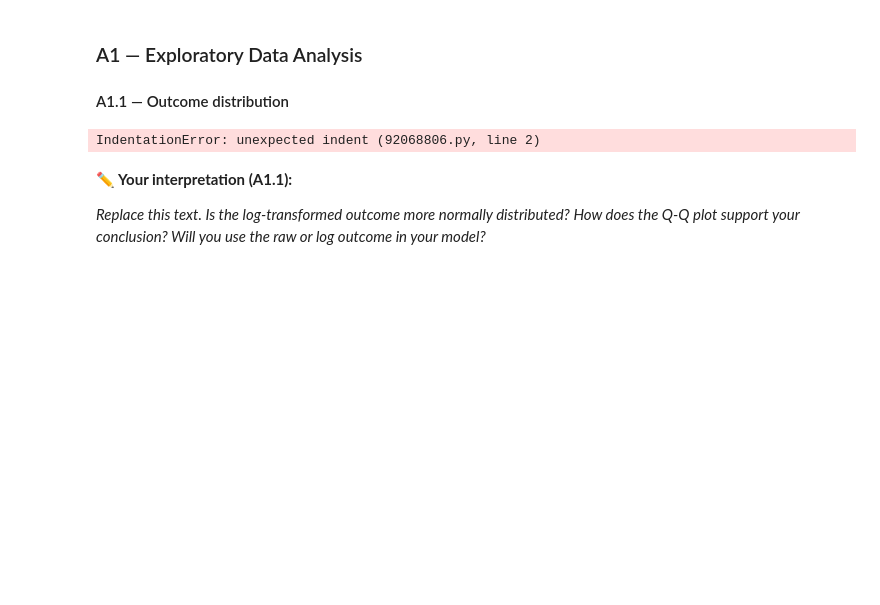
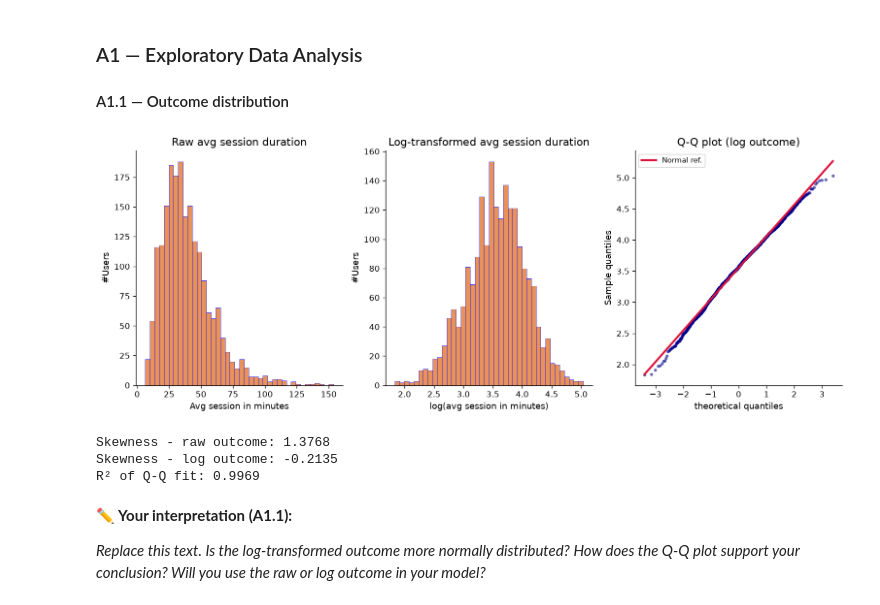
Before and after one commit to ChristianSantos2671/Santos_Christian_A02, a Jupyter notebook: iat461_a2_ChristianSantos_cjs30.ipynb, the cells around one changed output. Saved outputs shown, nothing was run; the diff lists cells and outputs as text; code cells hidden in the pictures; blank space fills up the shorter version.

```diff
--- a/iat461_a2_ChristianSantos_cjs30.ipynb
+++ b/iat461_a2_ChristianSantos_cjs30.ipynb
@@ -128,25 +128,67 @@ dtype: int64
 ### A1 — Exploratory Data Analysis
 
 #### A1.1 — Outcome distribution
-# %%
-BEGIN
-    Load target outcome variable
-
-    // 1. Normality & Transformation Visualizations
-    Initialize three-panel visual layout
-
-    Draw histogram of raw outcome distribution
-    Transform outcome variable using natural logarithm
-    Draw histogram of log-transformed outcome distribution
-    Draw Q-Q plot comparing log-transformed distribution to a normal distribution
-
-    Render visualizations
-
-    // 2. Statistical Diagnostics
-    Compute and output skewness for both raw and log-transformed distributions
-END
-# %% [output]
-IndentationError: unexpected indent (92068806.py, line 2)
+# %%
+# BEGIN
+#     Load target outcome variable
+
+#     // 1. Normality & Transformation Visualizations
+#     Initialize three-panel visual layout
+
+#     Draw histogram of raw outcome distribution
+#     Transform outcome variable using natural logarithm
+#     Draw histogram of log-transformed outcome distribution
+#     Draw Q-Q plot comparing log-transformed distribution to a normal distribution
+
+#     Render visualizations
+
+#     // 2. Statistical Diagnostics
+#     Compute and output skewness for both raw and log-transformed distributions
+# END
+
+y_raw = df_ab['avg_whiteboard_session_duration_min']
+y_log = np.log(y_raw)
+
+fig, axes = plt.subplots(1, 3, figsize=(13, 5))
+
+#raw data frame
+axes[0].hist(y_raw, bins=40, color=ACCENT, edgecolor='blue', linewidth=0.4)
+axes[0].set_title('Raw avg session duration')
+axes[0].set_xlabel('Avg session in minutes')
+axes[0].set_ylabel('#Users')
+
+#log transformed
+axes[1].hist(y_log, bins=40, color=ACCENT, edgecolor='blue', linewidth=0.4)
+axes[1].set_title('Log-transformed avg session duration')
+axes[1].set_xlabel('log(avg session in minutes)')
+axes[1].set_ylabel('#Users')
+
+#Q-Q plot
+# osm = order statistic medians
+# osr = ordered sample ranks
+# slope and intercept = reference line
+# r = correlation coefficient between osm and osr
+(osm, osr), (slope, intercept, r) = stats.probplot(y_log, dist='norm')
+axes[2].scatter(osm, osr, color='darkblue', s=8, alpha=0.5)
+axes[2].plot(osm, slope * np.array(osm) + intercept, color='crimson', lw=2.5, label='Normal ref.')
+axes[2].set_title('Q-Q plot (log outcome)')
+axes[2].set_xlabel('theoretical quantiles')
+axes[2].set_ylabel('Sample quantiles')
+axes[2].legend(fontsize=9)
+
+plt.tight_layout()
+plt.show()
+
+skew_raw = float(y_raw.skew())
+skew_log = float(y_log.skew())
+print(f"Skewness - raw outcome: {skew_raw:.4f}")
+print(f"Skewness - log outcome: {skew_log:.4f}")
+print(f"R² of Q-Q fit: {r**2:.4f}")
+# %% [output]
+[figure, added]
+Skewness - raw outcome: 1.3768
+Skewness - log outcome: -0.2135
+R² of Q-Q fit: 0.9969
 # %% [markdown]
 **✏️ Your interpretation (A1.1):**
 
```
Also changed, not shown: parts of 6 cells of this notebook.
